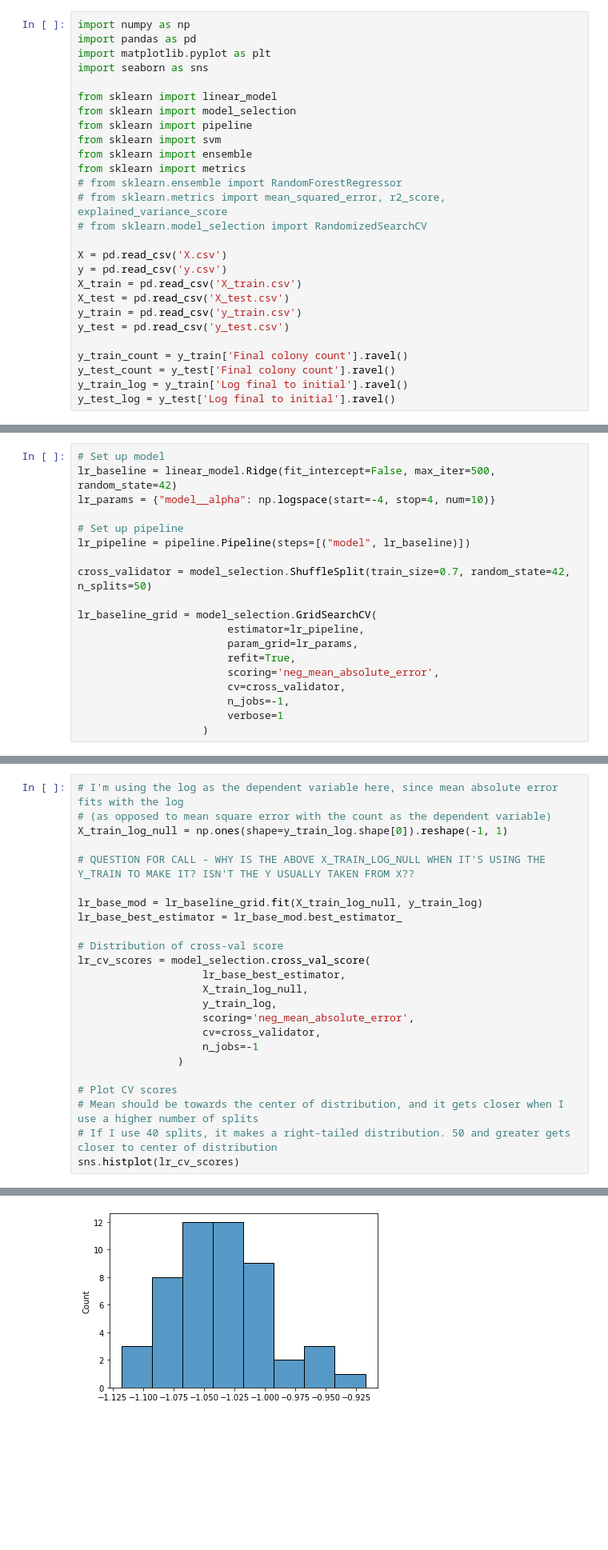
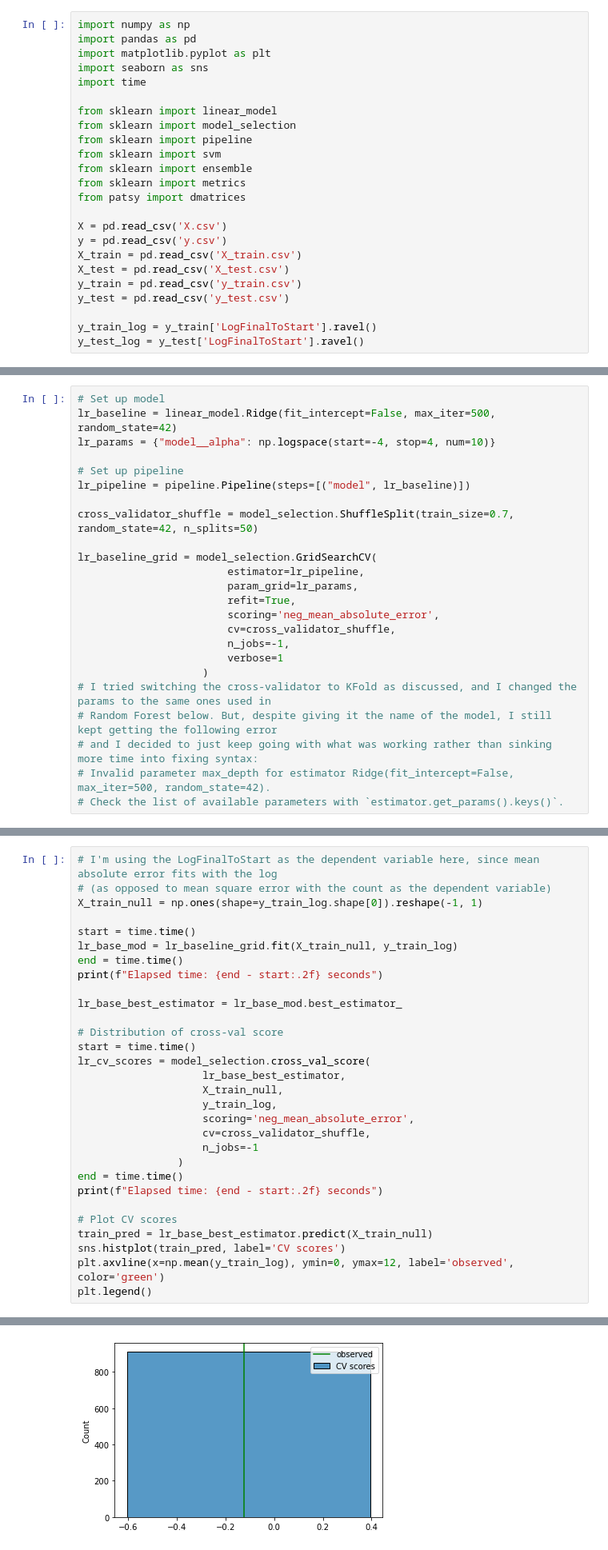
Before and after one commit to squareleaf/bee-colony-loss-capstone, a Jupyter notebook: Bee Colony Capstone - modeling with regression.ipynb, the cells around one changed output, grey strips where cells are left out. Shown at 80% size. Saved outputs shown, nothing was run; the diff lists cells and outputs as text; blank space fills up the shorter version.

Commit message:
Finish basic models and start on patsy modeling

```diff
--- a/Bee Colony Capstone - modeling with regression.ipynb
+++ b/Bee Colony Capstone - modeling with regression.ipynb
@@ -3,6 +3,7 @@ import numpy as np
 import pandas as pd
 import matplotlib.pyplot as plt
 import seaborn as sns
+import time
 
 from sklearn import linear_model
 from sklearn import model_selection
@@ -10,9 +11,7 @@ from sklearn import pipeline
 from sklearn import svm
 from sklearn import ensemble
 from sklearn import metrics
-# from sklearn.ensemble import RandomForestRegressor
-# from sklearn.metrics import mean_squared_error, r2_score, explained_variance_score
-# from sklearn.model_selection import RandomizedSearchCV
+from patsy import dmatrices
 
 X = pd.read_csv('X.csv')
 y = pd.read_csv('y.csv')
@@ -21,8 +20,6 @@ X_test = pd.read_csv('X_test.csv')
 y_train = pd.read_csv('y_train.csv')
 y_test = pd.read_csv('y_test.csv')
 
-y_train_count = y_train['Final colony count'].ravel()
-y_test_count = y_test['Final colony count'].ravel()
-y_train_log = y_train['Log final to initial'].ravel()
-y_test_log = y_test['Log final to initial'].ravel()
+y_train_log = y_train['LogFinalToStart'].ravel()
+y_test_log = y_test['LogFinalToStart'].ravel()
 # %% [markdown]
@@ -35,15 +32,20 @@ lr_params = {"model__alpha": np.logspace(start=-4, stop=4, num=10)}
 # Set up pipeline
 lr_pipeline = pipeline.Pipeline(steps=[("model", lr_baseline)])
 
-cross_validator = model_selection.ShuffleSplit(train_size=0.7, random_state=42, n_splits=50)
+cross_validator_shuffle = model_selection.ShuffleSplit(train_size=0.7, random_state=42, n_splits=50)
 
 lr_baseline_grid = model_selection.GridSearchCV(
                         estimator=lr_pipeline,
                         param_grid=lr_params,
                         refit=True,
                         scoring='neg_mean_absolute_error',
-                        cv=cross_validator,
+                        cv=cross_validator_shuffle,
                         n_jobs=-1,
                         verbose=1
                     )
+# I tried switching the cross-validator to KFold as discussed, and I changed the params to the same ones used in
+# Random Forest below. But, despite giving it the name of the model, I still kept getting the following error
+# and I decided to just keep going with what was working rather than sinking more time into fixing syntax:
+# Invalid parameter max_depth for estimator Ridge(fit_intercept=False, max_iter=500, random_state=42).
+# Check the list of available parameters with `estimator.get_params().keys()`.
 # %% [markdown]
@@ -55,28 +57,34 @@ I changed the above from StratifiedShuffleSplit to ShuffleSplit because, no matt
 
 Based on this StackOverflow article, it recommended not stratifying in that case: https://stackoverflow.com/questions/68189019/the-least-populated-class-in-y-has-only-1-member-which-is-too-few-the-minimum
 # %%
-# I'm using the log as the dependent variable here, since mean absolute error fits with the log
+# I'm using the LogFinalToStart as the dependent variable here, since mean absolute error fits with the log
 # (as opposed to mean square error with the count as the dependent variable)
-X_train_log_null = np.ones(shape=y_train_log.shape[0]).reshape(-1, 1)
+X_train_null = np.ones(shape=y_train_log.shape[0]).reshape(-1, 1)
 
-# QUESTION FOR CALL - WHY IS THE ABOVE X_TRAIN_LOG_NULL WHEN IT'S USING THE Y_TRAIN TO MAKE IT? ISN'T THE Y USUALLY TAKEN FROM X??
+start = time.time()
+lr_base_mod = lr_baseline_grid.fit(X_train_null, y_train_log)
+end = time.time()
+print(f"Elapsed time: {end - start:.2f} seconds")
 
-lr_base_mod = lr_baseline_grid.fit(X_train_log_null, y_train_log)
 lr_base_best_estimator = lr_base_mod.best_estimator_
 
 # Distribution of cross-val score
+start = time.time()
 lr_cv_scores = model_selection.cross_val_score(
                     lr_base_best_estimator,
-                    X_train_log_null,
+                    X_train_null,
                     y_train_log,
                     scoring='neg_mean_absolute_error',
-                    cv=cross_validator,
+                    cv=cross_validator_shuffle,
                     n_jobs=-1
                 )
+end = time.time()
+print(f"Elapsed time: {end - start:.2f} seconds")
 
 # Plot CV scores
-# Mean should be towards the center of distribution, and it gets closer when I use a higher number of splits
-# If I use 40 splits, it makes a right-tailed distribution. 50 and greater gets closer to center of distribution
-sns.histplot(lr_cv_scores)
+train_pred = lr_base_best_estimator.predict(X_train_null)
+sns.histplot(train_pred, label='CV scores')
+plt.axvline(x=np.mean(y_train_log), ymin=0, ymax=12, label='observed', color='green')
+plt.legend()
 # %% [output]
 Fitting 50 folds for each of 10 candidates, totalling 500 fits
@@ -84,3 +94,3 @@ Fitting 50 folds for each of 10 candidates, totalling 500 fits
-[figure, old version]
+[figure, new version]
 # %% [markdown]
 Run on the test predictions
```
Also changed, not shown: parts of 77 cells of this notebook, 8 other files.
